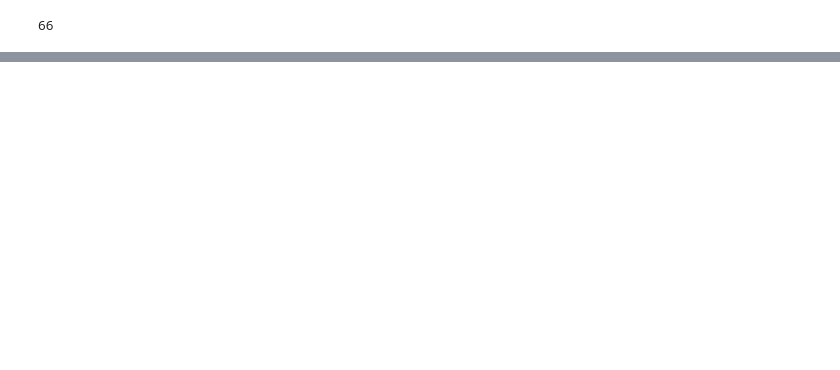
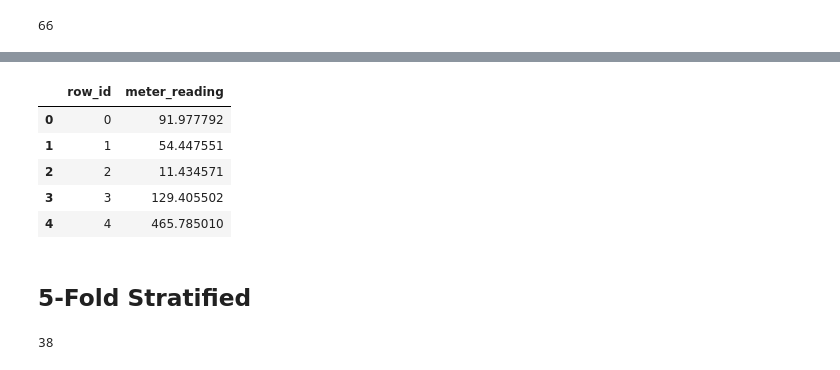
Before and after one commit to Luke-Gray/ASHRAE, a Jupyter notebook: Final Modeling.ipynb, the cells around one changed output, grey strips where cells are left out. Cells and saved outputs as stored; diff of their text form; code cells hidden in the pictures; blank space fills up the shorter version.

```diff
--- a/Final Modeling.ipynb
+++ b/Final Modeling.ipynb
@@ -172,3 +196,12 @@ gc.collect()
 # %%
-submission = pd.DataFrame({"row_id": row_ids, "meter_reading": np.clip(pred, 0, a_max=None)})
+submission = pd.DataFrame({'row_id':range(0,len(test)), "meter_reading": np.clip(pred, 0, a_max=None)})
 submission.to_csv("submission.csv", index=False)
+# %%
+submission.head()
+# %% [output]
+|  | row_id | meter_reading |
+| 0 | 0 | 91.977792 |
+| 1 | 1 | 54.447551 |
+| 2 | 2 | 11.434571 |
+| 3 | 3 | 129.405502 |
+| 4 | 4 | 465.785010 |
@@ -174,0 +210,2 @@ submission.to_csv("submission.csv", index=False)
+# %% [markdown]
+## 5-Fold Stratified
@@ -174,0 +221,6 @@ submission.to_csv("submission.csv", index=False)
+# %%
+target = np.log1p(X_train["meter_reading"])
+X_train.drop('meter_reading', axis=1,inplace=True)
+gc.collect()
+# %% [output]
+38
```
Also changed, not shown: parts of 30 cells of this notebook.
